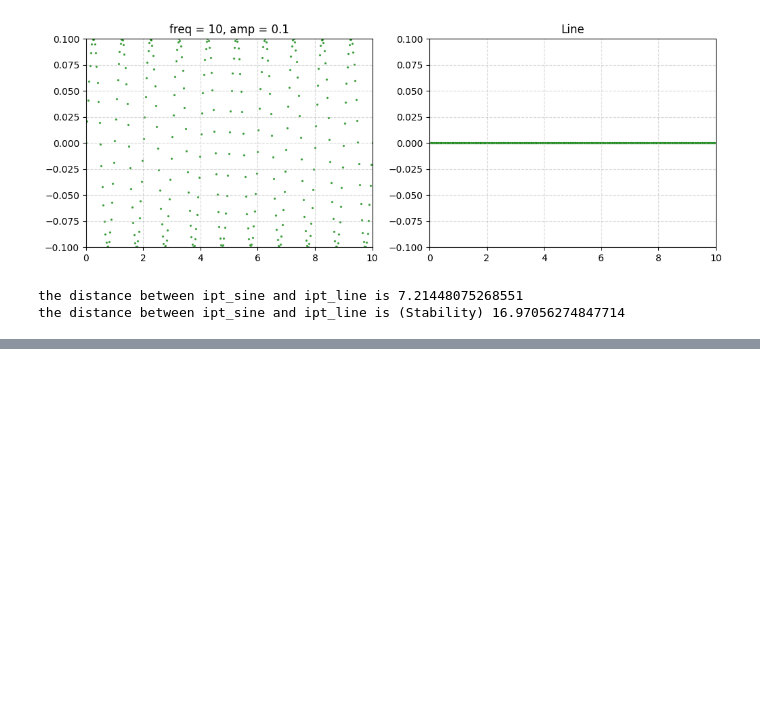
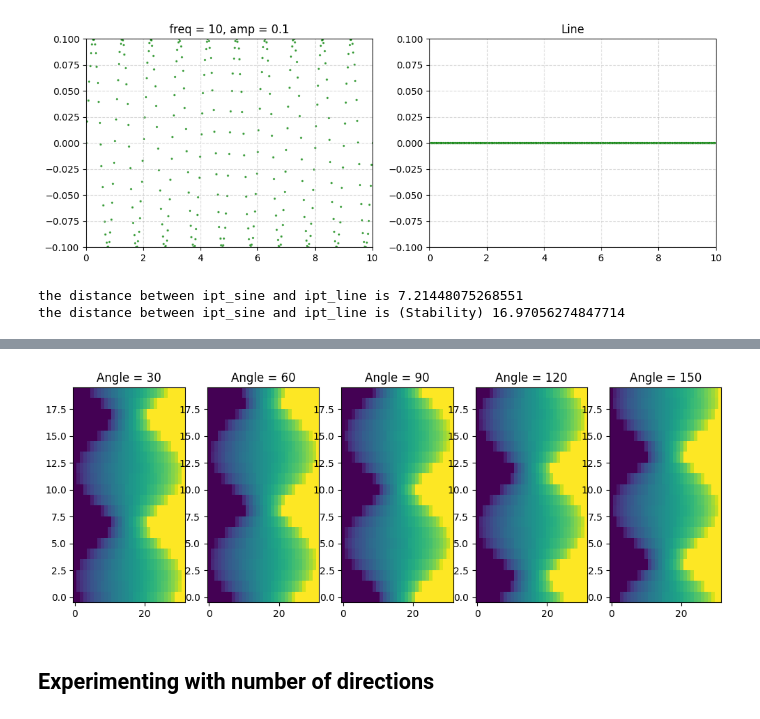
Before and after one commit to Ash-insert/IPT-Stability, a Jupyter notebook: Stability of IPT.ipynb, the cells around one changed output, grey strips where cells are left out. Saved outputs shown, nothing was run; the diff lists cells and outputs as text; code cells hidden in the pictures; blank space fills up the shorter version.

```diff
--- a/Stability of IPT.ipynb
+++ b/Stability of IPT.ipynb
@@ -301,0 +414,18 @@ the distance between ipt_sine and ipt_line is (Stability) 16.97056274847714
+# %%
+fig, ax = plt.subplots(1, 5, figsize=(12, 4))
+ax[0].imshow(ipt_ellipse_30, aspect='auto', origin='lower')
+ax[0].set_title('Angle = 30')
+ax[1].imshow(ipt_ellipse_60, aspect='auto', origin='lower')
+ax[1].set_title('Angle = 60')
+ax[2].imshow(ipt_ellipse_90, aspect='auto', origin='lower')
+ax[2].set_title('Angle = 90')
+ax[3].imshow(ipt_ellipse_120, aspect='auto', origin='lower')
+ax[3].set_title('Angle = 120')
+ax[4].imshow(ipt_ellipse_150, aspect='auto', origin='lower')
+ax[4].set_title('Angle = 150')
+
+plt.show()
+# %% [output]
+[figure, added]
+# %% [markdown]
+## Experimenting with number of directions
```
Also changed, not shown: parts of 9 cells of this notebook.
